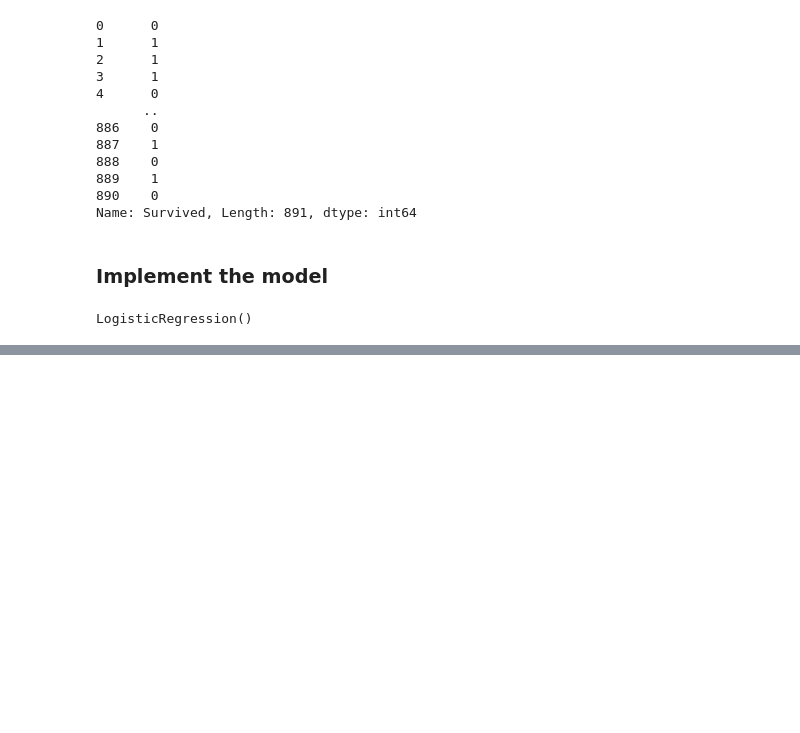
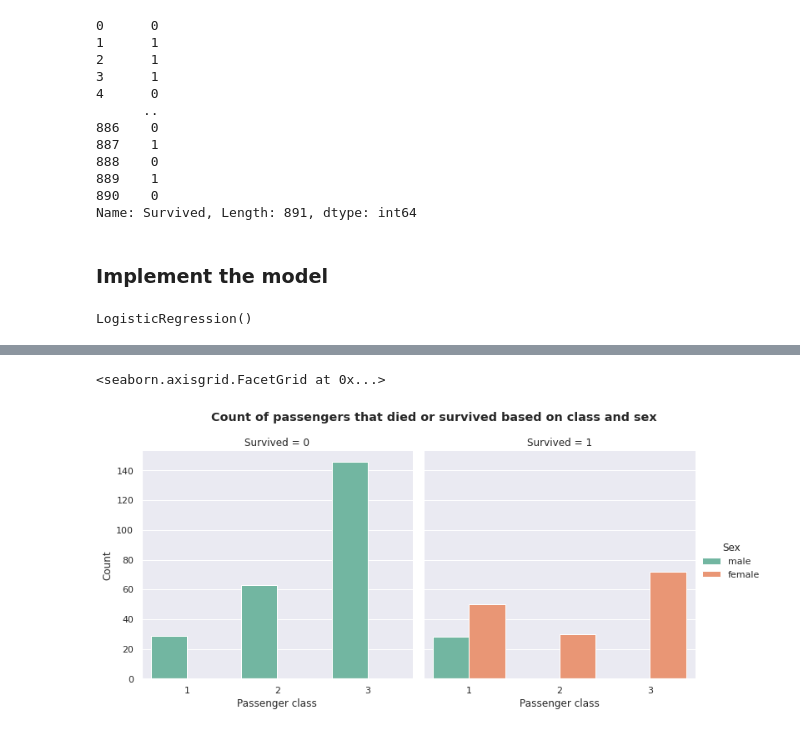
Before and after one commit to flayner2/titanic-survivors, a Jupyter notebook: titanic.ipynb, the cells around one changed output, grey strips where cells are left out. Cells and saved outputs as stored; diff of their text form; code cells hidden in the pictures; blank space fills up the shorter version.

```diff
--- a/titanic.ipynb
+++ b/titanic.ipynb
@@ -228,0 +316,8 @@ LogisticRegression()
+# %%
+p = sns.catplot(data=test_data, x='Pclass', col='Survived', hue='Sex', kind='count', palette='Set2')
+plt.suptitle('Count of passengers that died or survived based on class and sex', weight='bold')
+plt.subplots_adjust(top=0.85)
+p.set_axis_labels('Passenger class', 'Count')
+# %% [output]
+<seaborn.axisgrid.FacetGrid at 0x...>
+[figure, added]
```
Also changed, not shown: parts of 13 cells of this notebook.
